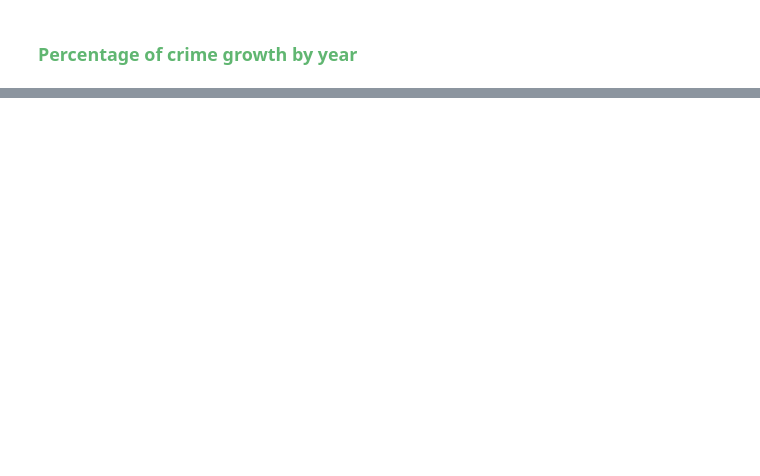
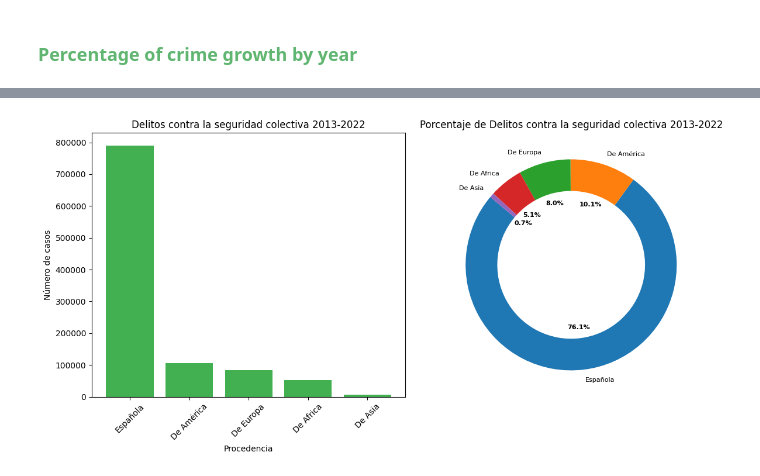
Before and after one commit to TonioDominguez/spanish_crimes_per_nacionality, a Jupyter notebook: Inmigration Crime.ipynb, the cells around one changed output, grey strips where cells are left out. Saved outputs shown, nothing was run; the diff lists cells and outputs as text; code cells hidden in the pictures; blank space fills up the shorter version.

```diff
--- a/Inmigration Crime.ipynb
+++ b/Inmigration Crime.ipynb
@@ -388,0 +387,6 @@ orden_publico
+# %%
+value_113 = seguridad_colectiva.loc[113, "total"]
+value_115 = seguridad_colectiva.loc[115, "total"]
+value_114 = (value_113 + value_115) // 2
+
+seguridad_colectiva.loc[114, "total"] = value_114
@@ -388,0 +395,2 @@ orden_publico
+# %%
+seguridad_colectiva_general = seguridad_colectiva.groupby("nacionalidad")["total"].sum().sort_values(ascending=False).reset_index()
@@ -388,0 +406,21 @@ orden_publico
+# %%
+fig, axes = plt.subplots(1, 2, figsize=(12, 6))
+
+axes[0].bar(seguridad_colectiva_general["nacionalidad"], seguridad_colectiva_general["total"], color="#42af50")
+axes[0].set_xlabel("Procedencia")
+axes[0].set_ylabel("Número de casos")
+axes[0].set_title("Delitos contra la seguridad colectiva 2013-2022")
+axes[0].tick_params(axis='x', rotation=45)
+
+seguridad_colectiva_general["porcentaje"] = round(seguridad_colectiva_general["total"] / seguridad_colectiva_general["total"].sum() * 100, 2)
+
+wedges, texts, autotexts = axes[1].pie(seguridad_colectiva_general["porcentaje"], labels=seguridad_colectiva_general["nacionalidad"],
+                                       autopct="%1.1f%%", startangle=140, wedgeprops=dict(width=0.3))
+plt.setp(autotexts, size=8, weight="bold")
+plt.setp(texts, size=8)
+axes[1].set_title("Porcentaje de Delitos contra la seguridad colectiva 2013-2022")
+
+plt.tight_layout()
+plt.show()
+# %% [output]
+[figure, added]
```
Also changed, not shown: parts of 47 cells of this notebook.
